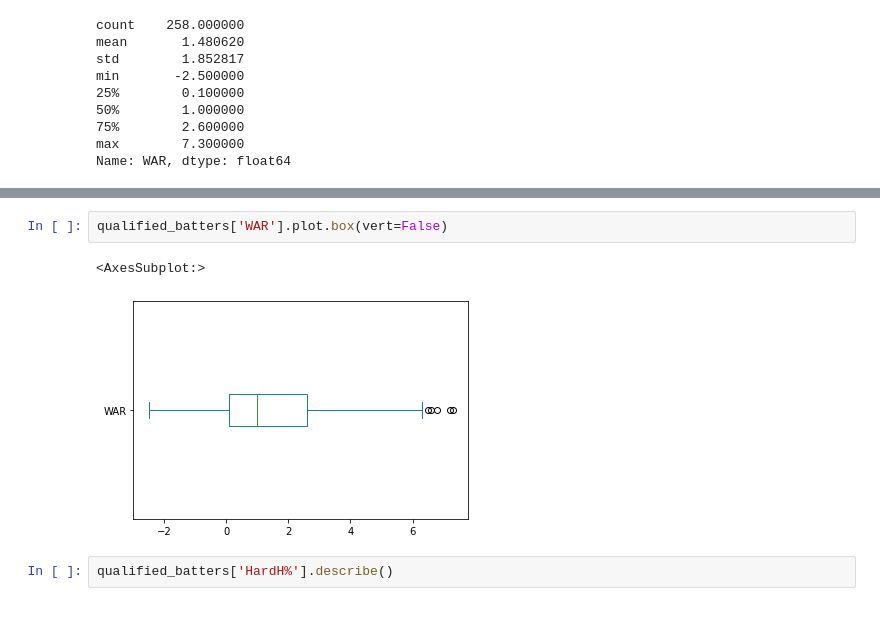
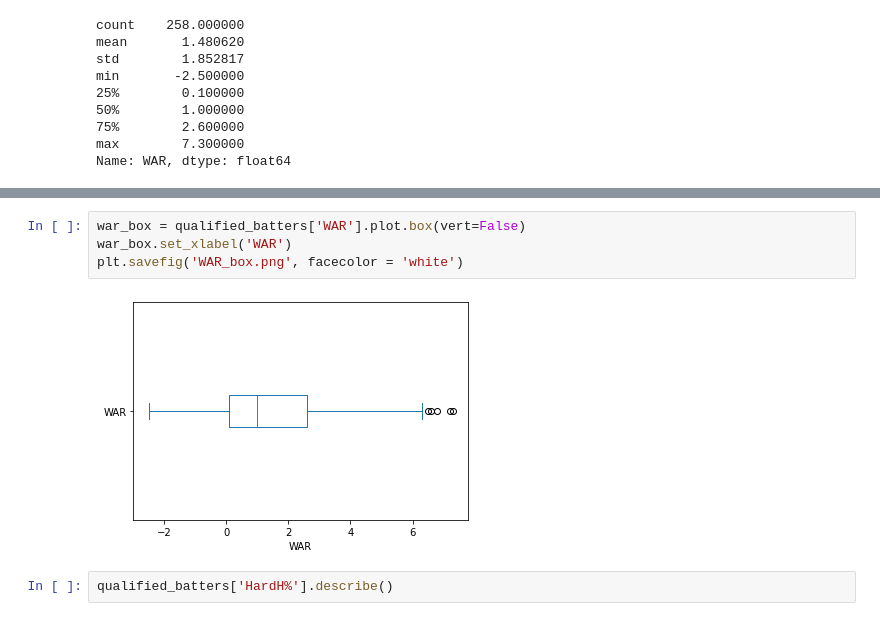
Before and after one commit to nrossidb/MLB-hard-hits-to-player-value, a Jupyter notebook: code_and_data/01_cleaning_and_eda.ipynb, the cells around one changed output, grey strips where cells are left out. Drawn from its saved outputs; the diff is of its cells as text.

Commit message:
Finished readme and saved images in folder

```diff
--- a/code_and_data/01_cleaning_and_eda.ipynb
+++ b/code_and_data/01_cleaning_and_eda.ipynb
@@ -256,9 +256,10 @@ Text(0.5, 0, 'WAR')
 [figure]
 # %%
-qualified_batters['WAR'].plot.box(vert=False)
+war_box = qualified_batters['WAR'].plot.box(vert=False)
+war_box.set_xlabel('WAR')
+plt.savefig('WAR_box.png', facecolor = 'white')
 # %% [output]
-<AxesSubplot:>
-[figure, old version]
+[figure, new version]
 # %%
 qualified_batters['HardH%'].describe()
 # %% [output]
```
Also changed, not shown: parts of 11 cells of this notebook, 16 other files.
